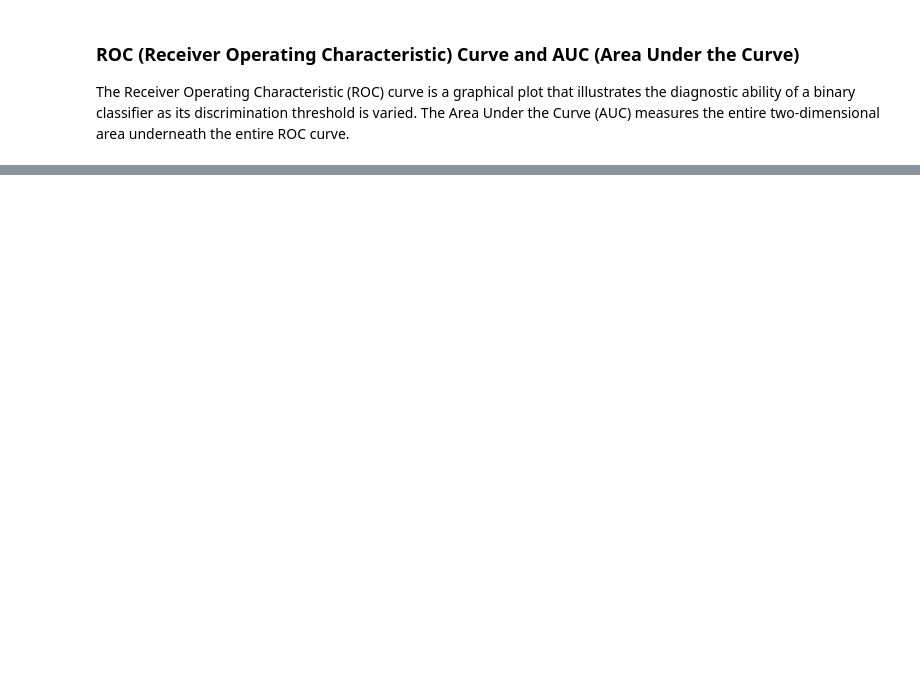
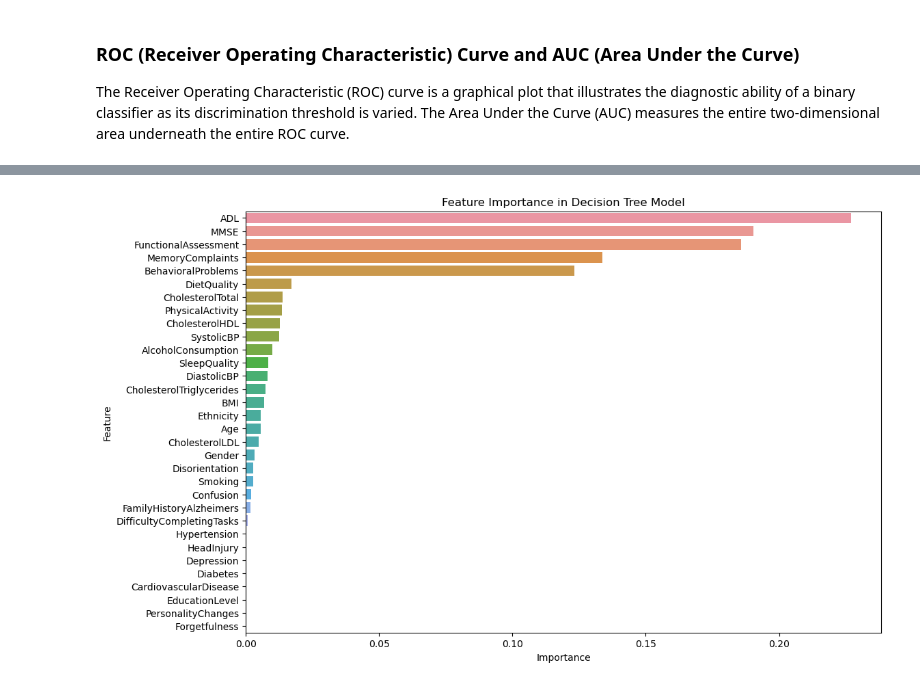
Before and after one commit to tarsian/Project-4-Alzheimers, a Jupyter notebook: Alzheimer's Disease.ipynb, the cells around one changed output, grey strips where cells are left out. Saved outputs shown, nothing was run; the diff lists cells and outputs as text; code cells hidden in the pictures; blank space fills up the shorter version.

```diff
--- a/Alzheimer's Disease.ipynb
+++ b/Alzheimer's Disease.ipynb
@@ -198,17 +233,12 @@ show(p_rf)
 # %%
 # Feature importance for Decision Tree
-dt_feature_importance = dt_model.featureImportances
+dt_feature_importance = dt_model.feature_importances_
 dt_importance_df = pd.DataFrame(list(zip(features, dt_feature_importance)), columns=["Feature", "Importance"])
-dt_importance_df = dt_importance_df.sort_values(by="Importance", ascending=True)
+dt_importance_df = dt_importance_df.sort_values(by="Importance", ascending=False)
 
-# Create a ColumnDataSource for Bokeh
-source_dt = ColumnDataSource(dt_importance_df)
-
-# Create a horizontal bar chart
-p_dt = figure(y_range=dt_importance_df['Feature'], title="Feature Importance in Decision Tree Model",
-              x_axis_label='Importance', y_axis_label='Feature')
-
-p_dt.hbar(y='Feature', right='Importance', source=source_dt, height=0.5)
-
-show(p_dt)
+# Plot the feature importance for Decision Tree using Seaborn
+plt.figure(figsize=(12, 8))
+sns.barplot(x='Importance', y='Feature', data=dt_importance_df)
+plt.title('Feature Importance in Decision Tree Model')
+plt.show()
 # %% [output]
@@ -217,3 +245,4 @@ show(p_dt)
+[figure, added]
 # %%
 # Overall model performance display
 print("Random Forest Accuracy:", accuracy_rf)
```
Also changed, not shown: parts of 12 cells of this notebook.
